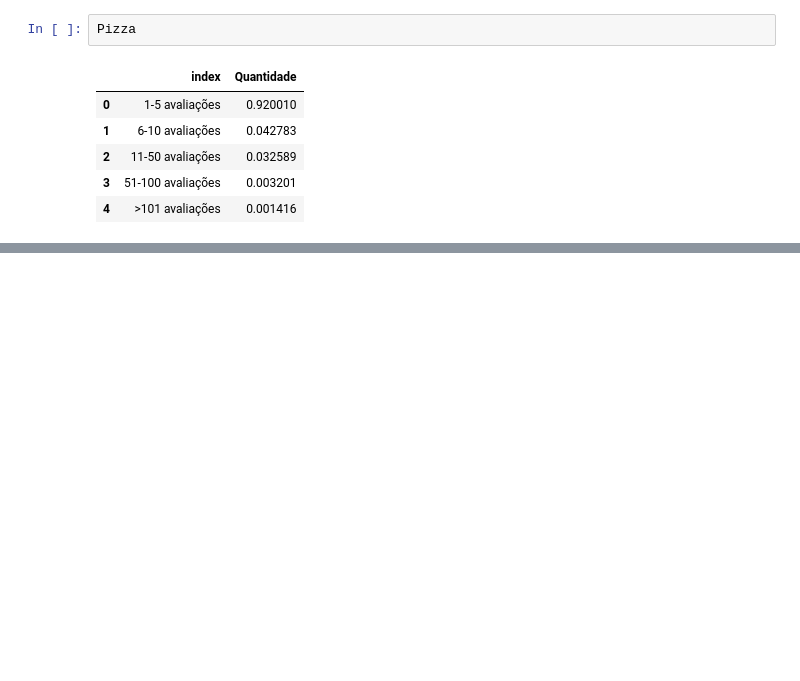
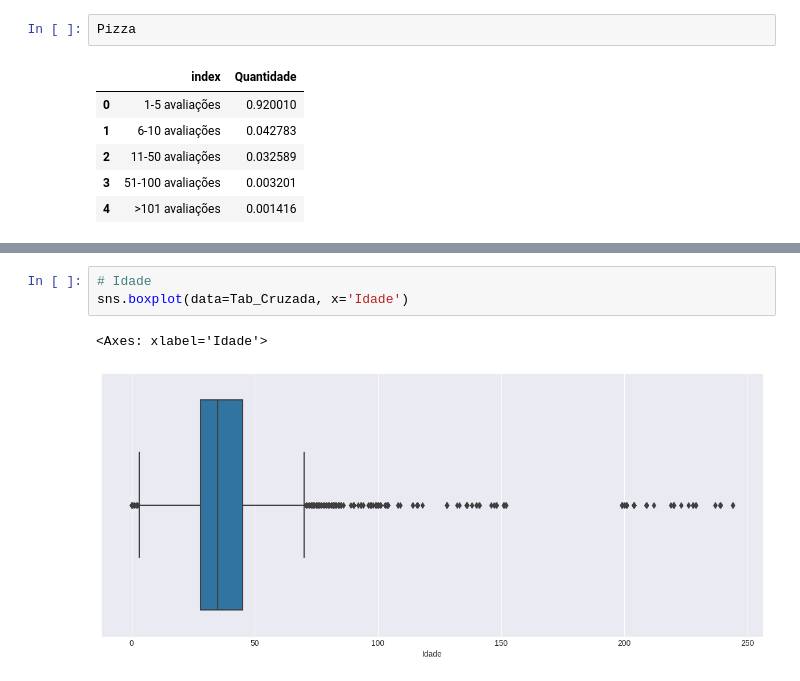
Before and after one commit to brunnabrito/Sistema-de-recomenda-o-com-Python, a Jupyter notebook: Machine_Learning_|_Sistema_de_recomendação_com_Python.ipynb, the cells around one changed output, grey strips where cells are left out. Saved outputs shown, nothing was run; the diff lists cells and outputs as text; blank space fills up the shorter version.

```diff
--- a/Machine_Learning_|_Sistema_de_recomendação_com_Python.ipynb
+++ b/Machine_Learning_|_Sistema_de_recomendação_com_Python.ipynb
@@ -462,0 +544,6 @@ Pizza
+# %%
+# Idade
+sns.boxplot(data=Tab_Cruzada, x='Idade')
+# %% [output]
+<Axes: xlabel='Idade'>
+[figure, added]
```
Also changed, not shown: parts of 13 cells of this notebook.
